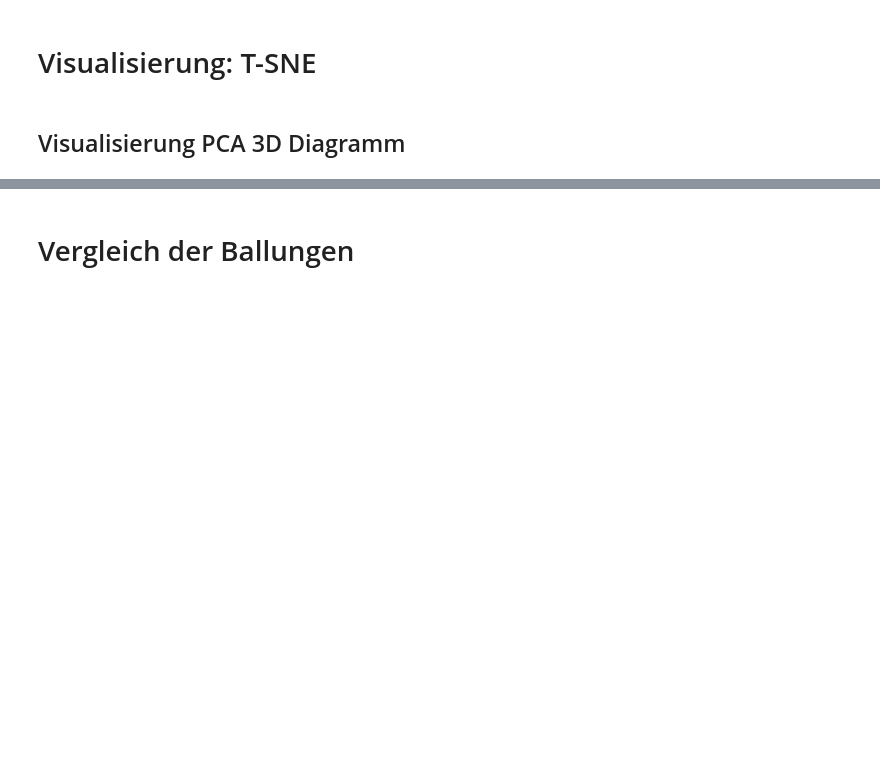
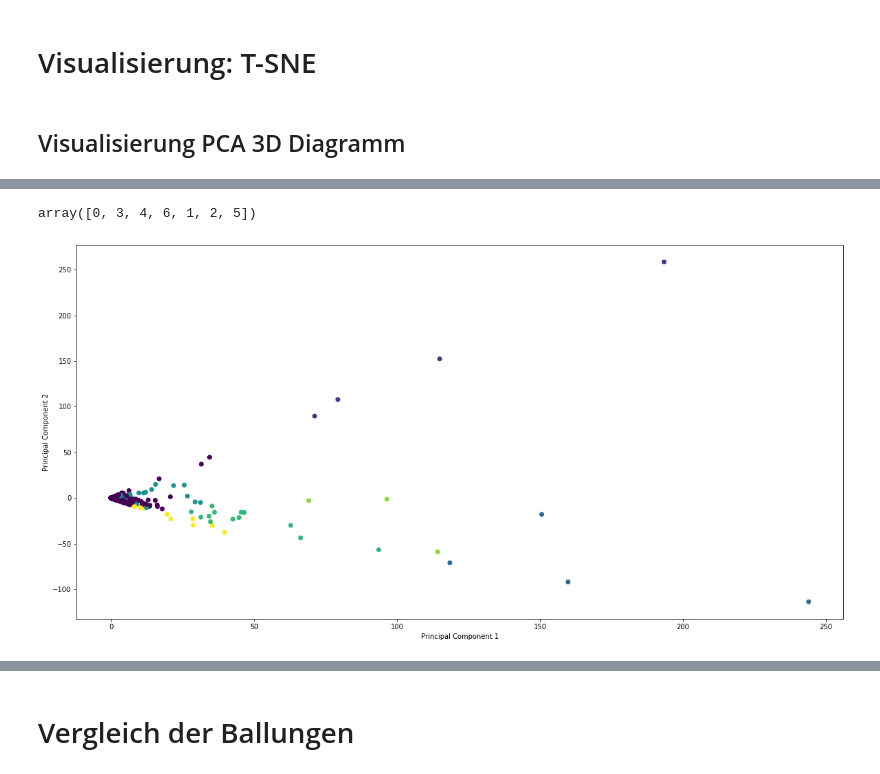
Before and after one commit to mgsgde/ethcluster, a Jupyter notebook: clusteranalysis.ipynb, the cells around one changed output, grey strips where cells are left out. Saved outputs shown, nothing was run; the diff lists cells and outputs as text; code cells hidden in the pictures; blank space fills up the shorter version.

```diff
--- a/clusteranalysis.ipynb
+++ b/clusteranalysis.ipynb
@@ -330,0 +398,15 @@ ax.w_zaxis.set_ticklabels([]);
+# %%
+fig, ax = plt.subplots(figsize= (20,10))
+
+scaler = StandardScaler(copy=True, with_mean=True, with_std=True);
+feature_values_std = scaler.fit_transform(feature_values);
+feature_values_std = pd.DataFrame(feature_values_std, columns=feature_values.columns);
+X_reduced = PCA(n_components=2).fit_transform(feature_values_std);
+
+ax.scatter(X_reduced[:, 0], X_reduced[:, 1], c=kmeans_opt.labels_)
+ax.set_xlabel("Principal Component 1")
+ax.set_ylabel("Principal Component 2")
+pd.Series(kmeans_opt.labels_).unique()
+# %% [output]
+array([0, 3, 4, 6, 1, 2, 5])
+[figure, added]
```
Also changed, not shown: parts of 59 cells of this notebook.
